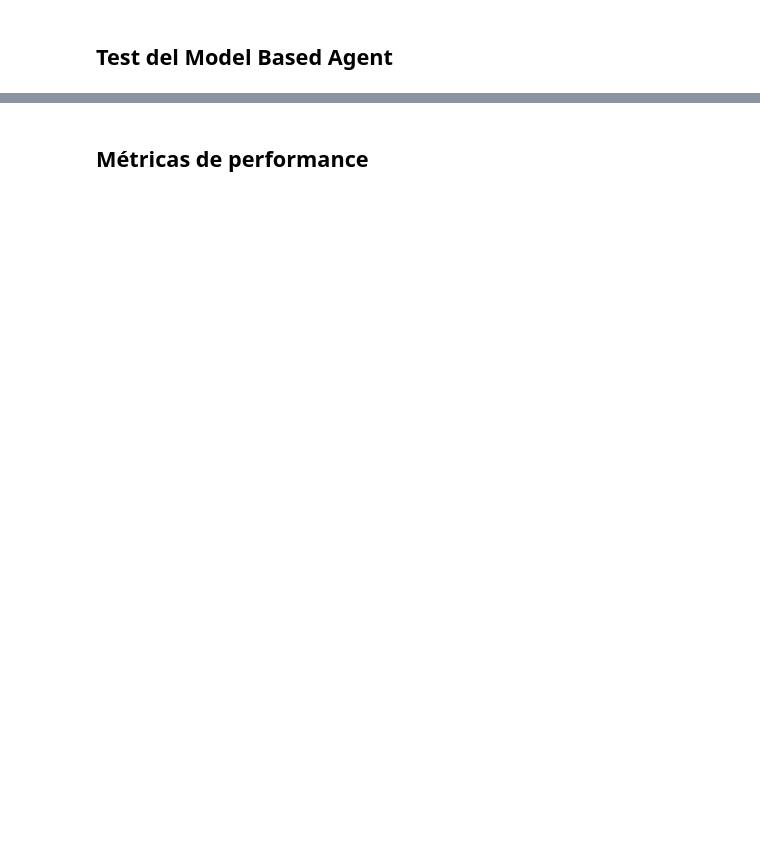
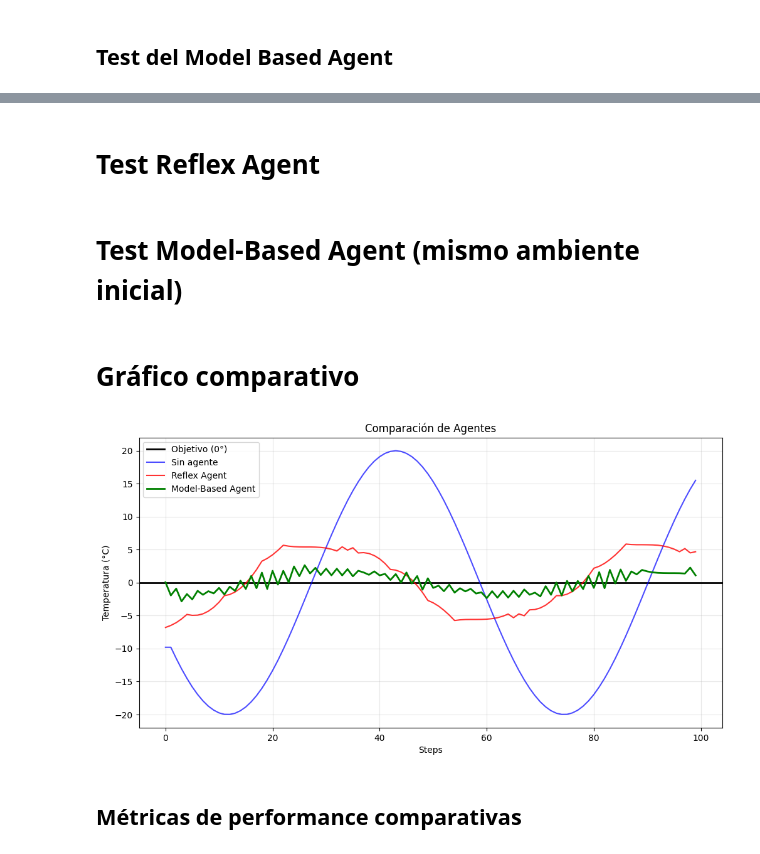
Before and after one commit to LautaroRobayna/Practicos-IA, a Jupyter notebook: Practico2 - Model Based Agents/aire_acondicionado.ipynb, the cells around one changed output, grey strips where cells are left out. Cells and saved outputs as stored; diff of their text form; code cells hidden in the pictures; blank space fills up the shorter version.

```diff
--- a/Practico2 - Model Based Agents/aire_acondicionado.ipynb
+++ b/Practico2 - Model Based Agents/aire_acondicionado.ipynb
@@ -244,2 +274,51 @@ def utilidad(estado):
+# %%
+env = Room()
+total_steps = 100
+# %% [markdown]
+# Test Reflex Agent
+# %%
+agent_reflex = AgentReflex()
+obs = env.reset()
+external_res = []
+reflex_res = []
+
+for i in range(total_steps):
+    external_temp = env.external_temp
+    external_res.append(external_temp)
+
+    action = agent_reflex.lookup(obs)
+    obs = env.step(action)
+    reflex_res.append(obs)
+# %% [markdown]
+# Test Model-Based Agent (mismo ambiente inicial)
+# %%
+env2 = Room()
+env2.initial_random = env.initial_random  # Mismo random seed para comparación justa
+env2.reset()
+
+agent_model = ModelBasedAgent()
+obs = env2.reset()
+model_res = []
+
+for i in range(total_steps):
+    action = agent_model.decide(obs)
+    obs = env2.step(action)
+    model_res.append(obs)
+# %% [markdown]
+# Gráfico comparativo
+# %%
+plt.figure(figsize=(12, 6))
+plt.axhline(color='black', label='Objetivo (0°)', linewidth=2)
+plt.plot(range(total_steps), external_res, color='blue', label='Sin agente', alpha=0.7)
+plt.plot(range(total_steps), reflex_res, color='red', label='Reflex Agent', alpha=0.8)
+plt.plot(range(total_steps), model_res, color='green', label='Model-Based Agent', linewidth=2)
+plt.xlabel('Steps')
+plt.ylabel('Temperatura (°C)')
+plt.title('Comparación de Agentes')
+plt.legend()
+plt.grid(True, alpha=0.3)
+plt.show()
+# %% [output]
+[figure, added]
 # %% [markdown]
-## Métricas de performance
+## Métricas de performance comparativas
```
Also changed, not shown: parts of 15 cells of this notebook, 1 other file.
